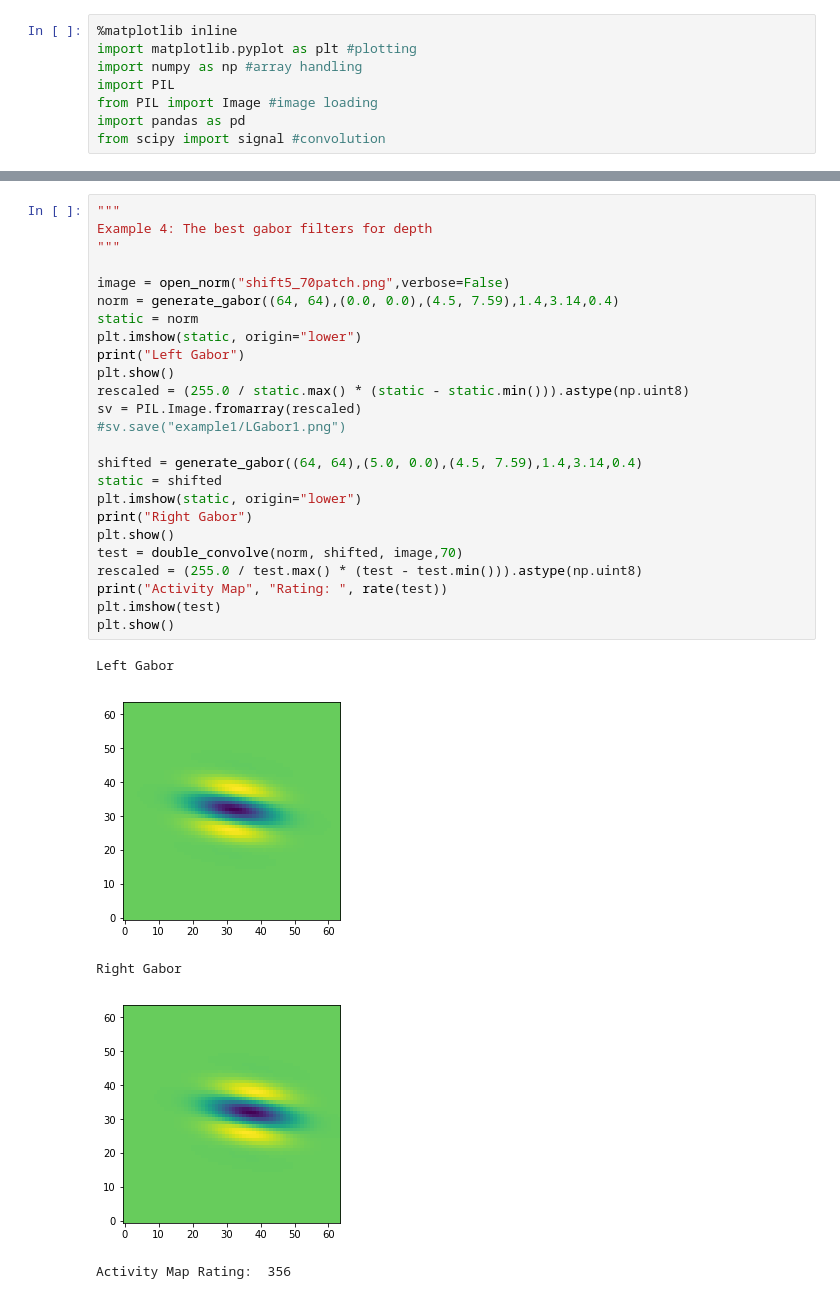
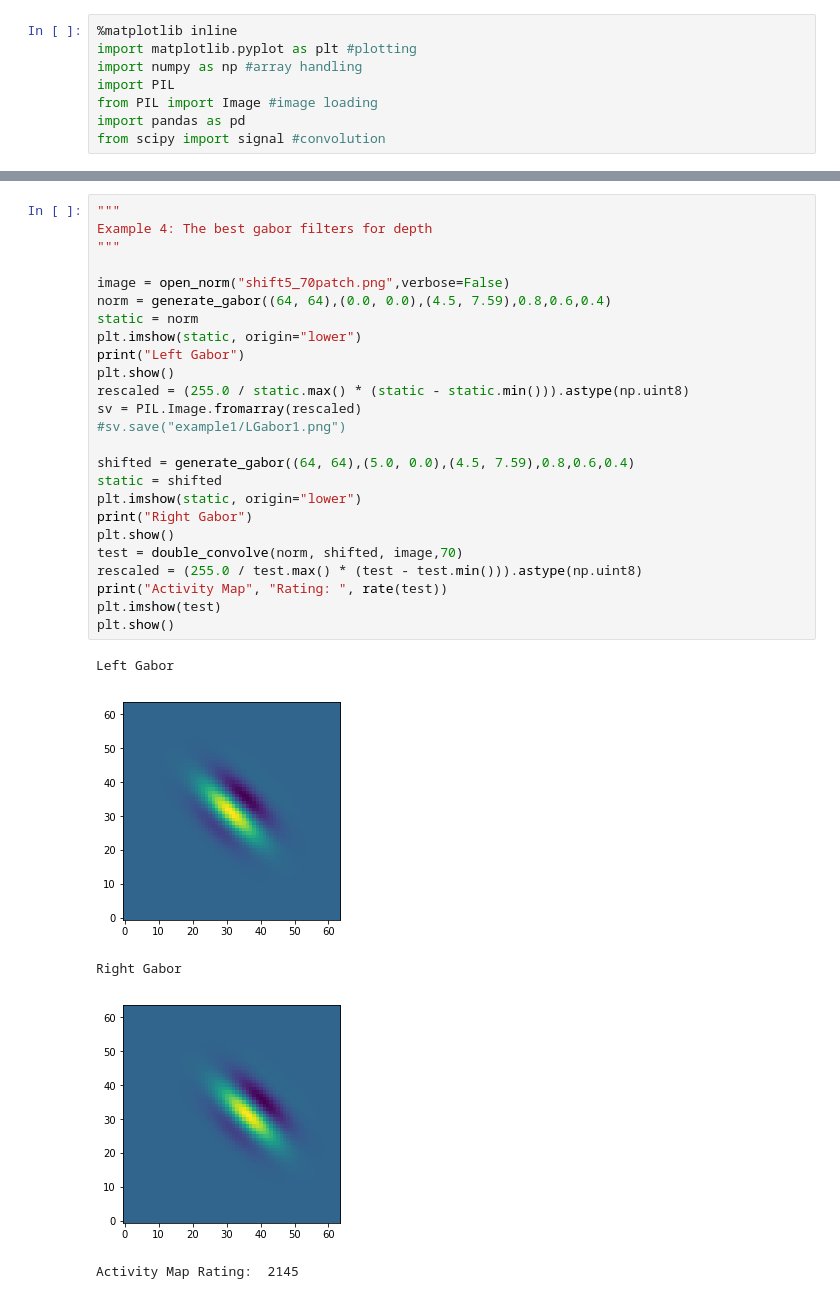
Before and after one commit to metaksu/gabor_depth_rating, a Jupyter notebook: depth_perception_rating_metric.ipynb, the cells around one changed output, grey strips where cells are left out. Cells and saved outputs as stored; diff of their text form.

```diff
--- a/depth_perception_rating_metric.ipynb
+++ b/depth_perception_rating_metric.ipynb
@@ -403,31 +403,31 @@ Activity Map 2.0 Rating:  62
 # %%
 """
 Example 4: The best gabor filters for depth
 """
 
 image = open_norm("shift5_70patch.png",verbose=False)
-norm = generate_gabor((64, 64),(0.0, 0.0),(4.5, 7.59),1.4,3.14,0.4)
+norm = generate_gabor((64, 64),(0.0, 0.0),(4.5, 7.59),0.8,0.6,0.4)
 static = norm
 plt.imshow(static, origin="lower")
 print("Left Gabor")
 plt.show()
 rescaled = (255.0 / static.max() * (static - static.min())).astype(np.uint8)
 sv = PIL.Image.fromarray(rescaled)
 #sv.save("example1/LGabor1.png")
 
-shifted = generate_gabor((64, 64),(5.0, 0.0),(4.5, 7.59),1.4,3.14,0.4)
+shifted = generate_gabor((64, 64),(5.0, 0.0),(4.5, 7.59),0.8,0.6,0.4)
 static = shifted
 plt.imshow(static, origin="lower")
 print("Right Gabor")
 plt.show()
 test = double_convolve(norm, shifted, image,70)
 rescaled = (255.0 / test.max() * (test - test.min())).astype(np.uint8)
 print("Activity Map", "Rating: ", rate(test))
 plt.imshow(test)
 plt.show()
 # %% [output]
 Left Gabor
-[figure, old version]
+[figure, new version]
 Right Gabor
-[figure, old version]
+[figure, new version]
-Activity Map Rating:  356
+Activity Map Rating:  2145
```
Also changed, not shown: parts of 6 cells of this notebook, 1 other file.
